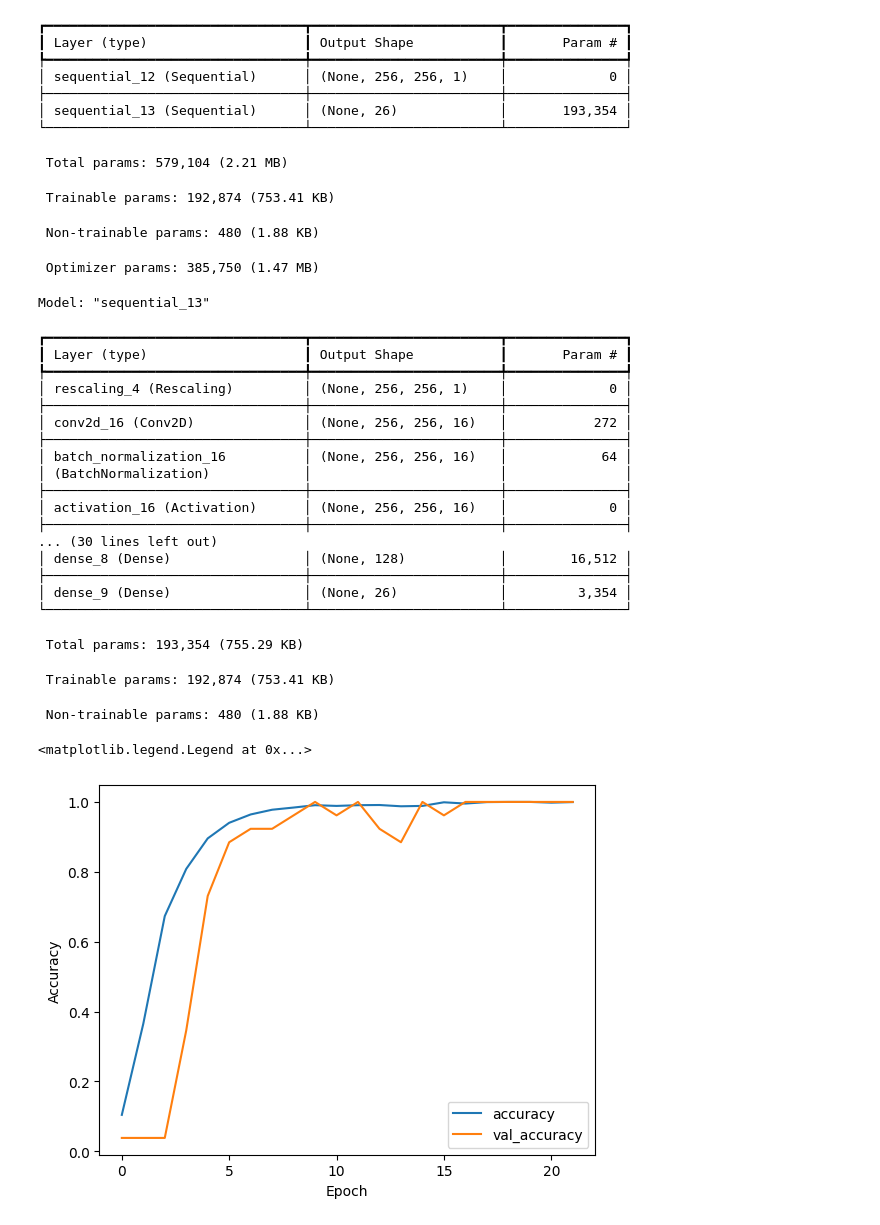
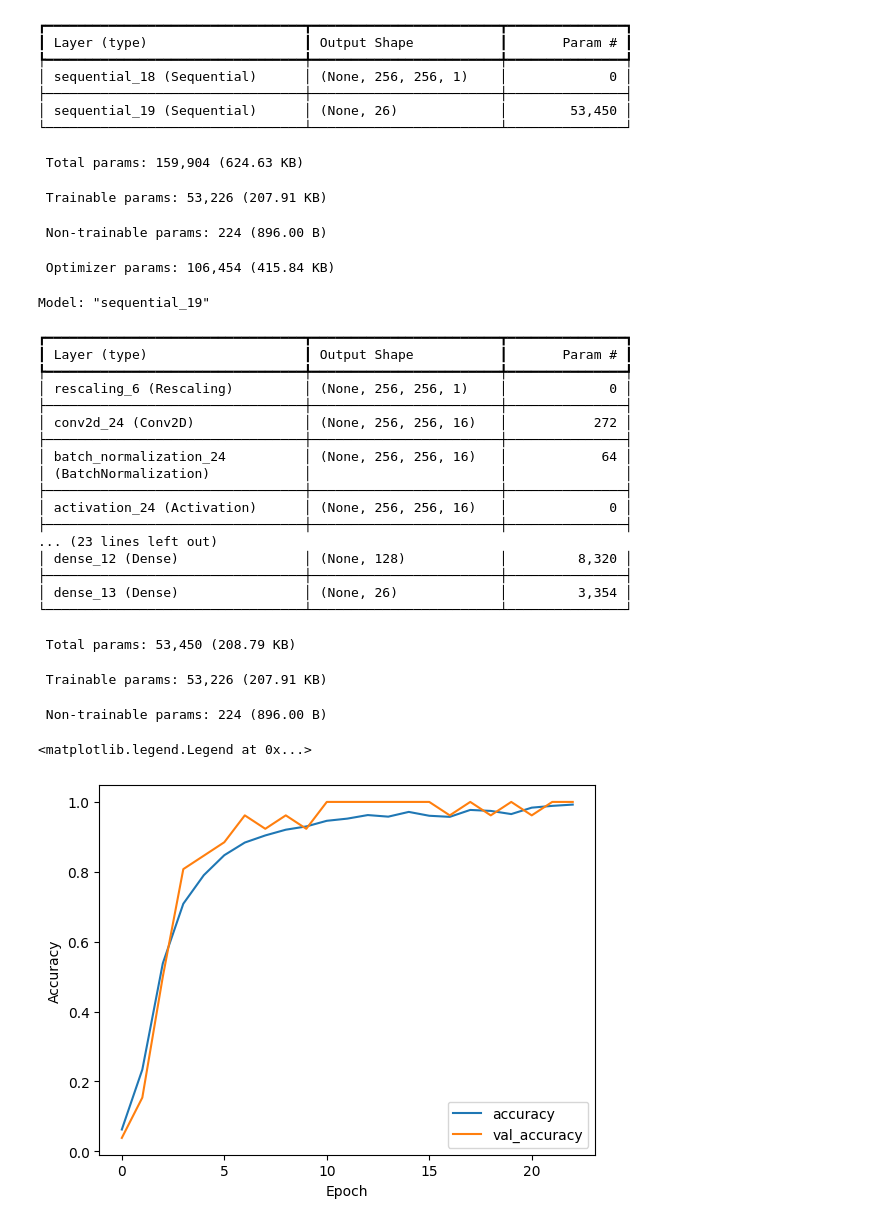
Before and after one commit to BaasS96/luisterschelp, a Jupyter notebook: model_trainer/train.ipynb, the cells around one changed output. Drawn from its saved outputs; the diff is of its cells as text; code cells hidden in the pictures.

Commit message:
Beter model voor OCR

```diff
--- a/model_trainer/train.ipynb
+++ b/model_trainer/train.ipynb
@@ -102,6 +99,7 @@ import tensorflow as tf
 
 PROCESSED_DIR = Path("/Users/koensauren/Documents/luisterschelp/model_trainer/processed")
 GENERATED_DIR = Path("/Users/koensauren/Documents/luisterschelp/model_trainer/generated_from_newdata")
+NEWEST_GENERATED_DIR = Path("/Users/koensauren/Documents/luisterschelp/model_trainer/generated_from_newestdata")
 CAPTURED_DIR = Path("/Users/koensauren/Documents/luisterschelp/model_trainer/real_capture_training")
 VALIDATION_DIR = Path("/Users/koensauren/Documents/luisterschelp/model_trainer/validation_from_newdata")
 
@@ -112,6 +110,7 @@ AUTOTUNE = tf.data.AUTOTUNE
 train_paths = sorted(
     list(PROCESSED_DIR.glob("*.png"))
     + list(GENERATED_DIR.glob("*.png"))
+    + list(NEWEST_GENERATED_DIR.glob("*.png"))
     + list(CAPTURED_DIR.glob("*.png"))
 )
 validation_paths = sorted(VALIDATION_DIR.glob("*.png"))
@@ -208,5 +207,5 @@ num_classes = len(class_names)
 
 print(f"Training images: {len(train_paths)}")
 print(f"Validation images: {len(validation_paths)}")
-print(f"Captured training images: {len(list(CAPTURED_DIR.glob('*.png')))}")
+print(f"Newest augmented images: {len(list(NEWEST_GENERATED_DIR.glob('*.png')))}")
 # %% [output]
@@ -280,9 +237,9 @@ model_core = keras.Sequential([
     layers.Activation("relu"),
     layers.MaxPooling2D(),
 
-    layers.Conv2D(128, 4, padding="same"),
-    layers.BatchNormalization(),
-    layers.Activation("relu"),
+    # layers.Conv2D(128, 4, padding="same"),
+    # layers.BatchNormalization(),
+    # layers.Activation("relu"),
 
     layers.GlobalMaxPooling2D(),
     layers.Dense(128, activation="relu"),
@@ -354,37 +311,37 @@ Model: "sequential_14"
 ┏━━━━━━━━━━━━━━━━━━━━━━━━━━━━━━━━━┳━━━━━━━━━━━━━━━━━━━━━━━━┳━━━━━━━━━━━━━━━┓
 ┃ Layer (type)                    ┃ Output Shape           ┃       Param # ┃
 ┡━━━━━━━━━━━━━━━━━━━━━━━━━━━━━━━━━╇━━━━━━━━━━━━━━━━━━━━━━━━╇━━━━━━━━━━━━━━━┩
-│ sequential_12 (Sequential)      │ (None, 256, 256, 1)    │             0 │
+│ sequential_18 (Sequential)      │ (None, 256, 256, 1)    │             0 │
 ├─────────────────────────────────┼────────────────────────┼───────────────┤
-│ sequential_13 (Sequential)      │ (None, 26)             │       193,354 │
+│ sequential_19 (Sequential)      │ (None, 26)             │        53,450 │
 └─────────────────────────────────┴────────────────────────┴───────────────┘
- Total params: 579,104 (2.21 MB)
+ Total params: 159,904 (624.63 KB)
- Trainable params: 192,874 (753.41 KB)
+ Trainable params: 53,226 (207.91 KB)
- Non-trainable params: 480 (1.88 KB)
+ Non-trainable params: 224 (896.00 B)
- Optimizer params: 385,750 (1.47 MB)
+ Optimizer params: 106,454 (415.84 KB)
-Model: "sequential_13"
+Model: "sequential_19"
 ┏━━━━━━━━━━━━━━━━━━━━━━━━━━━━━━━━━┳━━━━━━━━━━━━━━━━━━━━━━━━┳━━━━━━━━━━━━━━━┓
 ┃ Layer (type)                    ┃ Output Shape           ┃       Param # ┃
 ┡━━━━━━━━━━━━━━━━━━━━━━━━━━━━━━━━━╇━━━━━━━━━━━━━━━━━━━━━━━━╇━━━━━━━━━━━━━━━┩
-│ rescaling_4 (Rescaling)         │ (None, 256, 256, 1)    │             0 │
+│ rescaling_6 (Rescaling)         │ (None, 256, 256, 1)    │             0 │
 ├─────────────────────────────────┼────────────────────────┼───────────────┤
-│ conv2d_16 (Conv2D)              │ (None, 256, 256, 16)   │           272 │
+│ conv2d_24 (Conv2D)              │ (None, 256, 256, 16)   │           272 │
 ├─────────────────────────────────┼────────────────────────┼───────────────┤
-│ batch_normalization_16          │ (None, 256, 256, 16)   │            64 │
+│ batch_normalization_24          │ (None, 256, 256, 16)   │            64 │
 │ (BatchNormalization)            │                        │               │
 ├─────────────────────────────────┼────────────────────────┼───────────────┤
-│ activation_16 (Activation)      │ (None, 256, 256, 16)   │             0 │
+│ activation_24 (Activation)      │ (None, 256, 256, 16)   │             0 │
 ├─────────────────────────────────┼────────────────────────┼───────────────┤
-... (30 lines left out)
-│ dense_8 (Dense)                 │ (None, 128)            │        16,512 │
+... (23 lines left out)
+│ dense_12 (Dense)                │ (None, 128)            │         8,320 │
 ├─────────────────────────────────┼────────────────────────┼───────────────┤
-│ dense_9 (Dense)                 │ (None, 26)             │         3,354 │
+│ dense_13 (Dense)                │ (None, 26)             │         3,354 │
 └─────────────────────────────────┴────────────────────────┴───────────────┘
- Total params: 193,354 (755.29 KB)
+ Total params: 53,450 (208.79 KB)
- Trainable params: 192,874 (753.41 KB)
+ Trainable params: 53,226 (207.91 KB)
- Non-trainable params: 480 (1.88 KB)
+ Non-trainable params: 224 (896.00 B)
 <matplotlib.legend.Legend at 0x...>
-[figure, old version]
+[figure, new version]
 # %%
 # Diagnostic evaluation on the normalized processed synthetic dataset.
 diagnostic_class_names = list("abcdefghijklmnopqrstuvwxyz")
```
Also changed, not shown: parts of 10 cells of this notebook, 19 other files.
